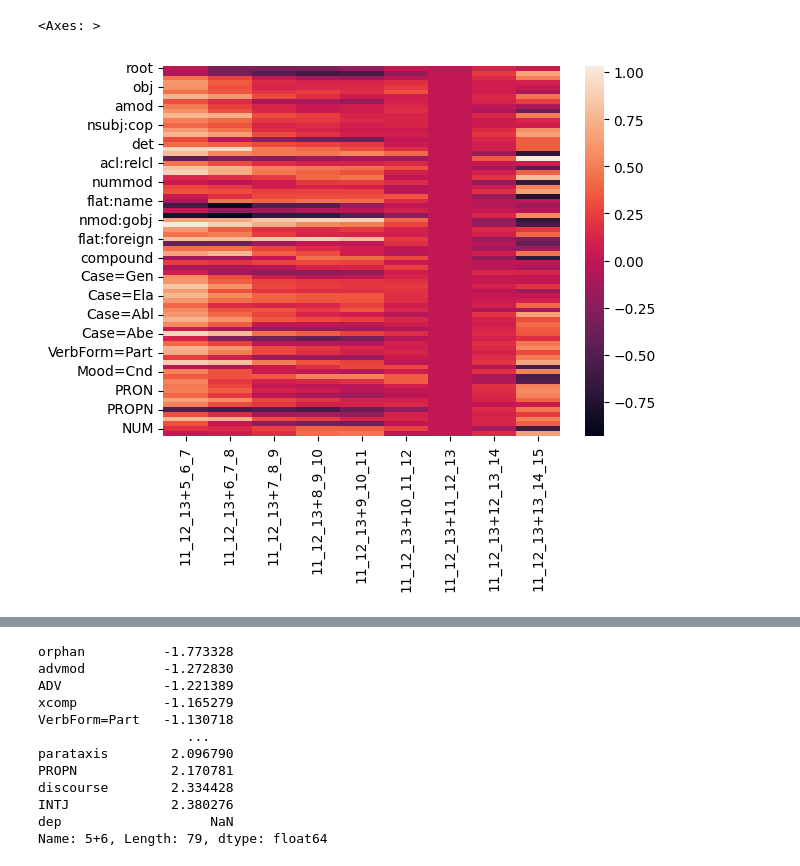
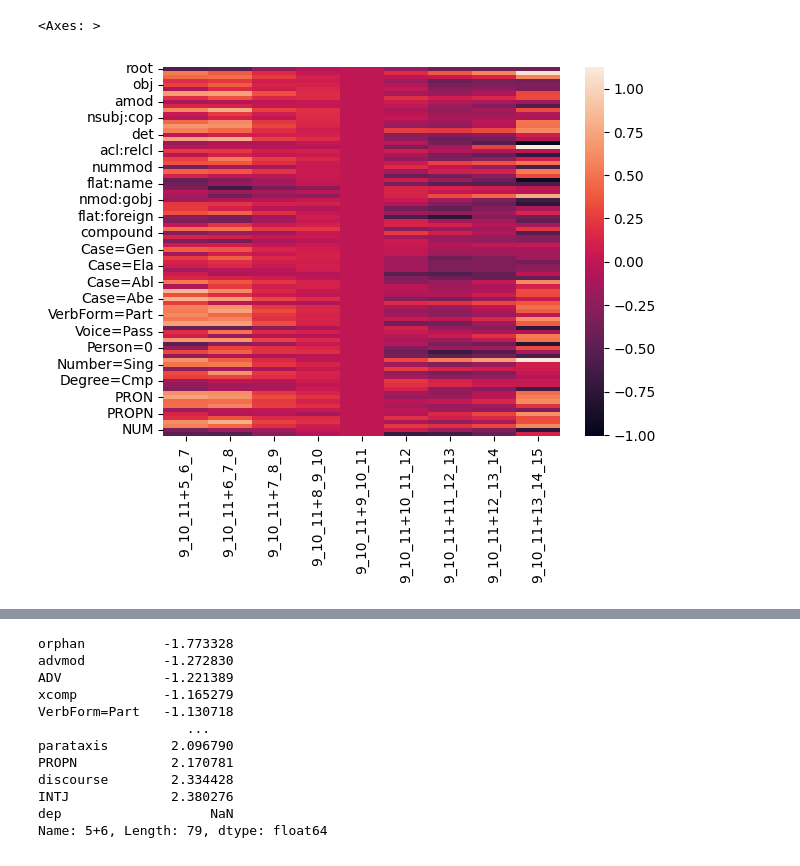
Before and after one commit to TurkuNLP/FCBLex-pipeline, a Jupyter notebook: KFA_new_age_labeling.ipynb, the cells around one changed output, grey strips where cells are left out. Cells and saved outputs as stored; diff of their text form; code cells hidden in the pictures.

Commit message:
Renaming and re-doing a bunch of the notebooks for data-analysis on the corpus

```diff
--- a/KFA_new_age_labeling.ipynb
+++ b/KFA_new_age_labeling.ipynb
@@ -8,24 +8,42 @@ from tqdm import tqdm
 warnings.filterwarnings('ignore')
 # %%
 #Constants
+
+#In the deprel column
+#Dependency relation types in Finnish UD
 DEPRELS = ['root', 'nsubj', 'advmod', 'obl', 'obj', 'conj', 'aux', 'cc', 'amod', 'nmod:poss', 'mark', 'cop', 'nsubj:cop', 'advcl', 'xcomp', 'case', 'det', 'ccomp', 'nmod', 'parataxis', 'acl:relcl', 'acl', 'xcomp:ds', 'discourse', 'nummod', 'fixed', 'cop:own', 'appos', 'flat:name', 'compound:nn', 'aux:pass', 'vocative', 'nmod:gobj', 'nmod:gsubj', 'compound:prt', 'csubj:cop', 'flat:foreign', 'orphan', 'cc:preconj', 'csubj', 'compound', 'flat', 'goeswith']
 
+#In the feats column
+#Cases in Finnihs UD
 CASES = ['Case=Nom', 'Case=Gen', 'Case=Par', 'Case=Ill', 'Case=Ine', 'Case=Ela', 'Case=Ade', 'Case=All', 'Case=Ess', 'Case=Abl', 'Case=Tra', 'Case=Acc', 'Case=Ins', 'Case=Abe', 'Case=Com']
+#Verb forms in Finnish UD
+VERBFORMS = ['VerbForm=Fin', 'VerbForm=Inf', 'VerbForm=Part']
+#Verb tenses in Finnish UD
+VERBTENSES = ['Tense=Pres', 'Tense=Past']
+#Verb voices in Finnish UD
+VERBVOICES = ['Voice=Act', 'Voice=Pass']
+#Verb moods in Finnish UD
+VERBMOODS = ['Mood=Ind', 'Mood=Cnd', 'Mood=Imp']
+#Verb 'person' in Finnish UD (aka first person, second person and so on)
+PERSONS = ['Person=0', 'Person=1', 'Person=2', 'Person=3']
+#Verb 'number' in Finnish UD (aka first singluar person [me] or first plural person [we] and so on)
+NUMBERS = ['Number=Sing', 'Number=Plur']
+#Connegative (aka verb that has been given a negative meaning by 'ei')
+CONNEGATIVE = ['Connegative=Yes']
+#Degrees in Finnish UD (positive, comparative, and superlative)
+DEGREES = ['Degree=Pos','Degree=Cmp','Degree=Sup']
 
-VERBFORMS = ['VerbForm=Fin', 'VerbForm=Inf', 'VerbForm=Part']
-
-VERBVOICES = ['Voice=Act', 'Voice=Pass']
-
-VERBMOODS = ['Mood=Ind', 'Mood=Cnd', 'Mood=Imp']
-
+#In the upos column
+#POS tags in Finnish UD
 POS = ['NOUN', 'VERB', 'PRON', 'ADV', 'AUX', 'ADJ', 'PROPN', 'CCONJ', 'SCONJ', 'ADP', 'NUM', 'INTJ']
 
-ALL_FEATS = DEPRELS + CASES + VERBFORMS + VERBVOICES + VERBMOODS + POS
+
+ALL_FEATS = DEPRELS + CASES + VERBFORMS + VERBTENSES + VERBVOICES + VERBMOODS + PERSONS + NUMBERS + CONNEGATIVE + DEGREES + POS
 
 ISBN2AGE_PATH = "ISBN2AGE/ISBN2AGE.xlsx"
 # %%
 #Nab corpus and transform ages
-corpus = bdf.mapGroup2Age(bdf.cleanWordBeginnings(bdf.cleanLemmas(bdf.initBooksFromConllus("Conllus"))), ISBN2AGE_PATH)
+corpus = bdf.mapGroup2Age(bdf.initBooksFromConllus("Conllus"), ISBN2AGE_PATH)
 # %%
 #Define sub-corpora
 
@@ -46,6 +64,7 @@ sub_corps_1 = dict(zip(ages_str, sub_span_1))
 sub_corps_2 = dict(zip(ages_span_2_str, sub_span_2))
 sub_corps_3 = dict(zip(ages_span_3_str, sub_span_3))
 # %%
+"""
 effect_sizes_1 = {}
 for sub1 in sub_corps_1:
     for sub2 in sub_corps_1:
@@ -53,10 +72,11 @@ for sub1 in sub_corps_1:
         effect_sizes = []
         for deprel in DEPRELS:
             effect_sizes.append( bdf.cohensdForSubcorps(bdf.getDeprelFeaturePerBook(sub_corps_1[sub1], deprel, True), bdf.getDeprelFeaturePerBook(sub_corps_1[sub2], deprel, True)) )
-        for ctg in [CASES, VERBFORMS, VERBMOODS, VERBVOICES]:
+        for ctg in [CASES, VERBFORMS, VERBMOODS, VERBTENSES, VERBVOICES, PERSONS, NUMBERS, CONNEGATIVE, DEGREES]:
             for feat in ctg:
                 effect_sizes.append( bdf.cohensdForSubcorps(bdf.getFeatsFeaturePerBook(sub_corps_1[sub1], feat, True), bdf.getFeatsFeaturePerBook(sub_corps_1[sub2], feat, True)) )
         for pos in POS:
             effect_sizes.append( bdf.cohensdForSubcorps(bdf.getPosFeaturePerBook(sub_corps_1[sub1], pos, True), bdf.getPosFeaturePerBook(sub_corps_1[sub2], pos, True)) )
         effect_sizes_1[new_key] = effect_sizes
+"""
 # %%
@@ -72,7 +92,7 @@ with tqdm(range(len(list(sub_corps_3.keys()))**2), desc="Iterating over subcorpo
             effect_sizes = []
             for deprel in DEPRELS:
                 effect_sizes.append( bdf.cohensdForSubcorps(bdf.getDeprelFeaturePerBook(sub_corpus_1, deprel, True), bdf.getDeprelFeaturePerBook(sub_corpus_2, deprel, True)) )
-            for ctg in [CASES, VERBFORMS, VERBMOODS, VERBVOICES]:
+            for ctg in [CASES, VERBFORMS, VERBMOODS, VERBTENSES, VERBVOICES, PERSONS, NUMBERS, CONNEGATIVE, DEGREES]:
                 for feat in ctg:
                     effect_sizes.append( bdf.cohensdForSubcorps(bdf.getFeatsFeaturePerBook(sub_corpus_1, feat, True), bdf.getFeatsFeaturePerBook(sub_corpus_2, feat, True)) )
             for pos in POS:
@@ -82,10 +102,10 @@ with tqdm(range(len(list(sub_corps_3.keys()))**2), desc="Iterating over subcorpo
 # %%
 ef_3_df = pd.DataFrame(effect_sizes_3, index=ALL_FEATS)
 
 def sub_columns(columns: list[str], start: str) -> list[str]:
     return [c for c in columns if c[0:len(start)] == start]
 
-sns.heatmap(ef_3_df[sub_columns(ef_3_df.columns, '11')])
+sns.heatmap(ef_3_df[sub_columns(ef_3_df.columns, '9')])
 # %% [output]
 <Axes: >
-[figure, old version]
+[figure, new version]
```
Also changed, not shown: parts of 9 cells of this notebook, 3 other files.
